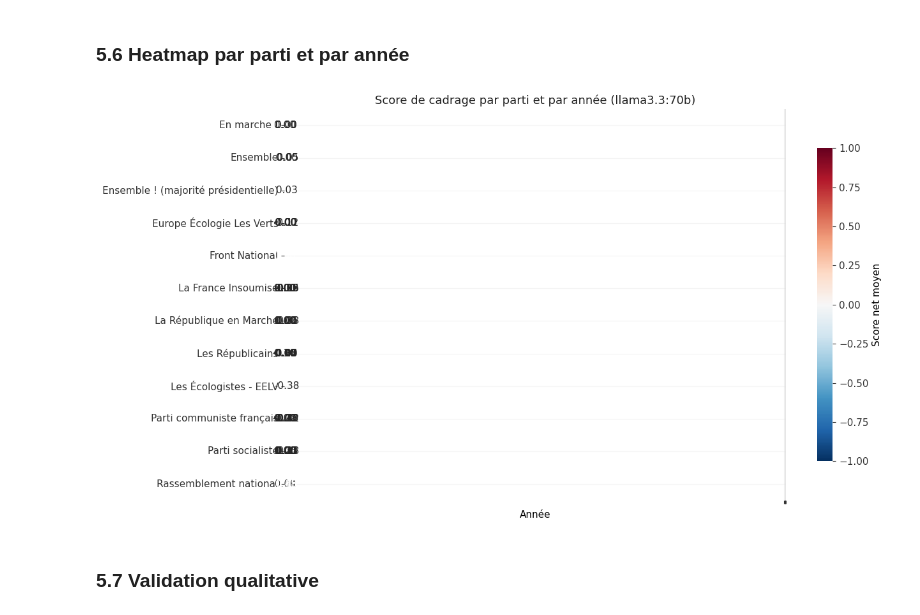
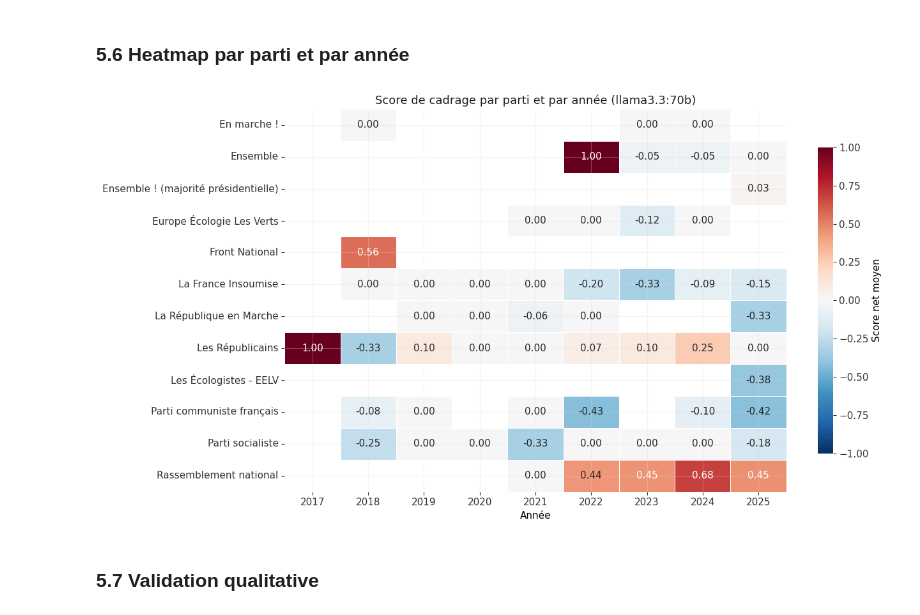
Before and after one commit to gabrielorsatti/projet_eco_socio, a Jupyter notebook: 05_cadrage_vss_immigration.ipynb, the cells around one changed output. Cells and saved outputs as stored; diff of their text form; code cells hidden in the pictures.

```diff
--- a/05_cadrage_vss_immigration.ipynb
+++ b/05_cadrage_vss_immigration.ipynb
@@ -775,23 +779,22 @@ tracer_evolution(df_v4, "score_net_v4", f"V4 . Evolution temporelle ({MODELE_CHO
 # %%
 d = df_v4.copy()
 d["date"] = pd.to_datetime(d["date"], errors="coerce")
 d["annee"] = d["date"].dt.year.astype("Int64")
 top_partis = d["nom_parti"].value_counts().head(12).index.tolist()
 d_top = d[d["nom_parti"].isin(top_partis)]
 pivot = d_top.groupby(["nom_parti", "annee"])["score_net_v4"].mean().unstack(fill_value=np.nan)
 
 fig, ax = plt.subplots(figsize=(13, 7))
 sns.heatmap(pivot, annot=True, fmt=".2f", cmap="RdBu_r", center=0, vmin=-1, vmax=1,
             linewidths=0.4, linecolor="white",
             cbar_kws={"label": "Score net moyen", "shrink": 0.8}, ax=ax)
 ax.set_title(f"Score de cadrage par parti et par année ({MODELE_CHOISI})")
 ax.set_xlabel("Année")
-ax.set_xticks(range(2018, 2025))
 ax.set_ylabel("")
 plt.tight_layout()
 plt.show()
 # %% [output]
-[figure, old version]
+[figure, new version]
 # %% [markdown]
 ### 5.7 Validation qualitative
 # %%
```
Also changed, not shown: parts of 2 cells of this notebook.
